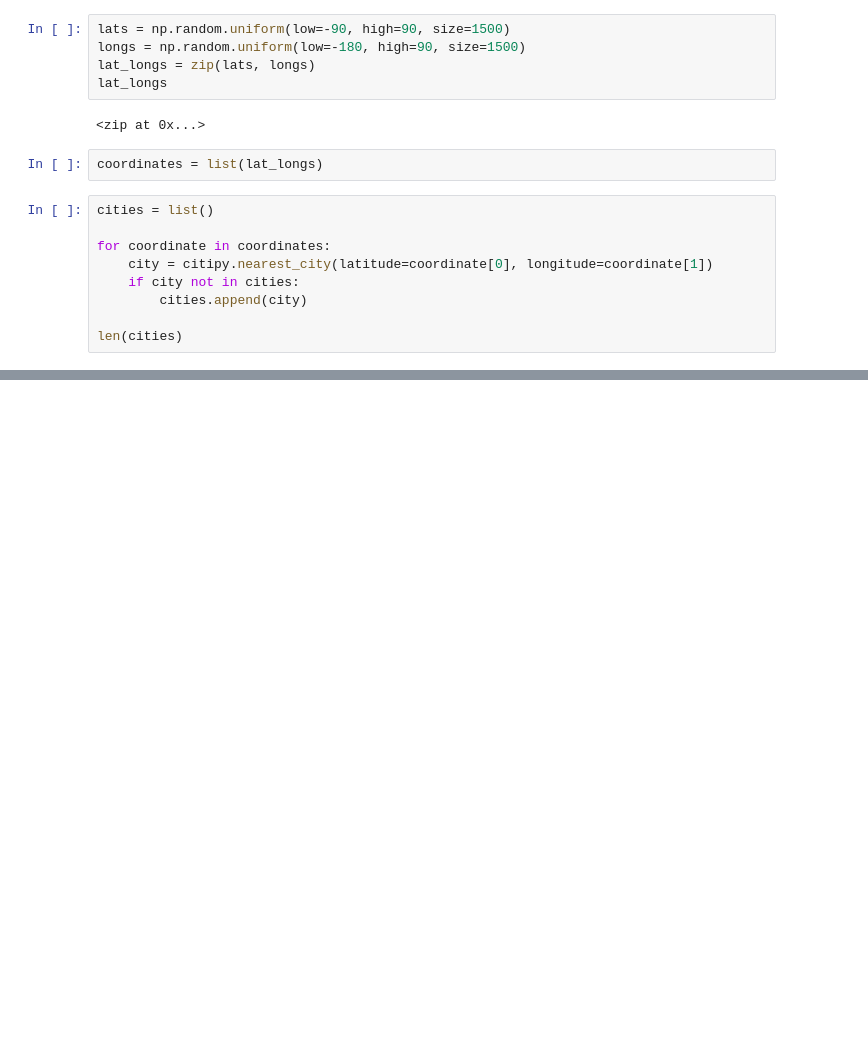
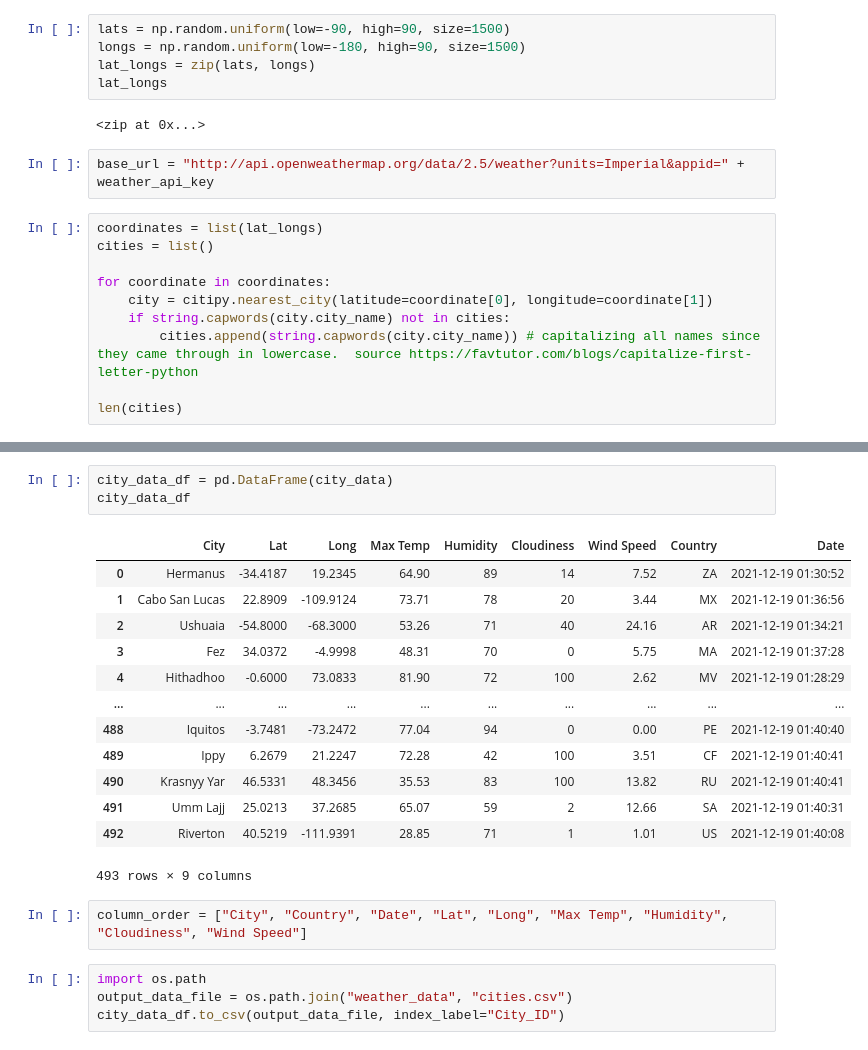
Before and after one commit to eric-spoerner/world_weather_analysis, a Jupyter notebook: WeatherPy.ipynb, the cells around one changed output, grey strips where cells are left out. Cells and saved outputs as stored; diff of their text form; blank space fills up the shorter version.

Commit message:
Added bulk API processing of weather data and addition into pandas dataframe.

```diff
--- a/WeatherPy.ipynb
+++ b/WeatherPy.ipynb
@@ -11,14 +22,15 @@ lat_longs
 # %% [output]
 <zip at 0x...>
 # %%
-coordinates = list(lat_longs)
+base_url = "http://api.openweathermap.org/data/2.5/weather?units=Imperial&appid=" + weather_api_key
 # %%
+coordinates = list(lat_longs)
 cities = list()
 
 for coordinate in coordinates:
     city = citipy.nearest_city(latitude=coordinate[0], longitude=coordinate[1])
-    if city not in cities:
-        cities.append(city)
+    if string.capwords(city.city_name) not in cities:
+        cities.append(string.capwords(city.city_name)) # capitalizing all names since they came through in lowercase.  source https://favtutor.com/blogs/capitalize-first-letter-python
 
 len(cities)
 # %% [output]
@@ -25,0 +141,23 @@ len(cities)
+# %%
+city_data_df = pd.DataFrame(city_data)
+city_data_df
+# %% [output]
+|  | City | Lat | Long | Max Temp | Humidity | Cloudiness | Wind Speed | Country | Date |
+| 0 | Hermanus | -34.4187 | 19.2345 | 64.90 | 89 | 14 | 7.52 | ZA | 2021-12-19 01:30:52 |
+| 1 | Cabo San Lucas | 22.8909 | -109.9124 | 73.71 | 78 | 20 | 3.44 | MX | 2021-12-19 01:36:56 |
+| 2 | Ushuaia | -54.8000 | -68.3000 | 53.26 | 71 | 40 | 24.16 | AR | 2021-12-19 01:34:21 |
+| 3 | Fez | 34.0372 | -4.9998 | 48.31 | 70 | 0 | 5.75 | MA | 2021-12-19 01:37:28 |
+| 4 | Hithadhoo | -0.6000 | 73.0833 | 81.90 | 72 | 100 | 2.62 | MV | 2021-12-19 01:28:29 |
+| ... | ... | ... | ... | ... | ... | ... | ... | ... | ... |
+| 488 | Iquitos | -3.7481 | -73.2472 | 77.04 | 94 | 0 | 0.00 | PE | 2021-12-19 01:40:40 |
+| 489 | Ippy | 6.2679 | 21.2247 | 72.28 | 42 | 100 | 3.51 | CF | 2021-12-19 01:40:41 |
+| 490 | Krasnyy Yar | 46.5331 | 48.3456 | 35.53 | 83 | 100 | 13.82 | RU | 2021-12-19 01:40:41 |
+| 491 | Umm Lajj | 25.0213 | 37.2685 | 65.07 | 59 | 2 | 12.66 | SA | 2021-12-19 01:40:31 |
+| 492 | Riverton | 40.5219 | -111.9391 | 28.85 | 71 | 1 | 1.01 | US | 2021-12-19 01:40:08 |
+493 rows × 9 columns
+# %%
+column_order = ["City", "Country", "Date", "Lat", "Long", "Max Temp", "Humidity", "Cloudiness", "Wind Speed"]
+# %%
+import os.path
+output_data_file = os.path.join("weather_data", "cities.csv")
+city_data_df.to_csv(output_data_file, index_label="City_ID")
```
Also changed, not shown: parts of 5 cells of this notebook, 3 other files.
